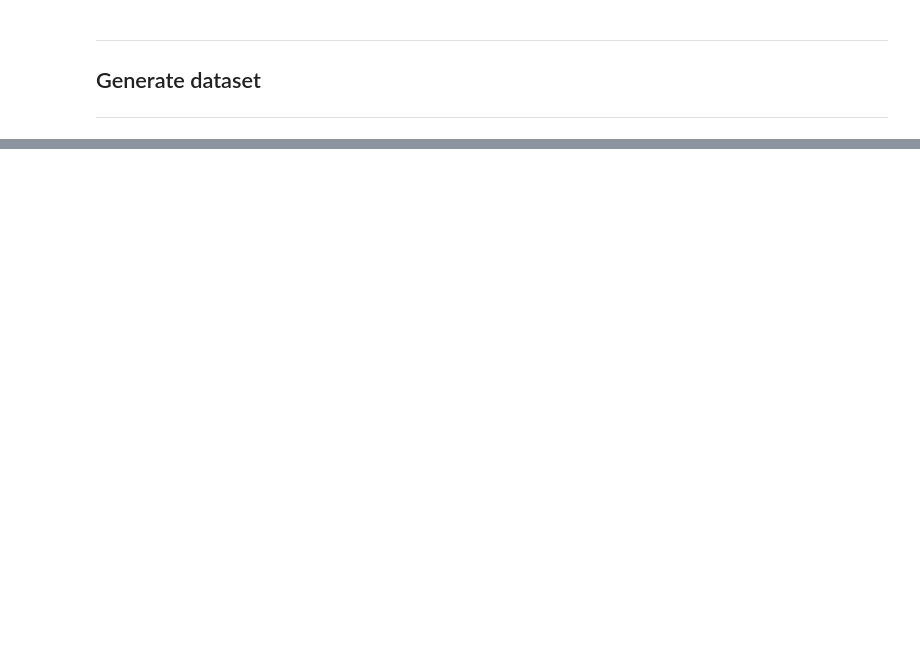
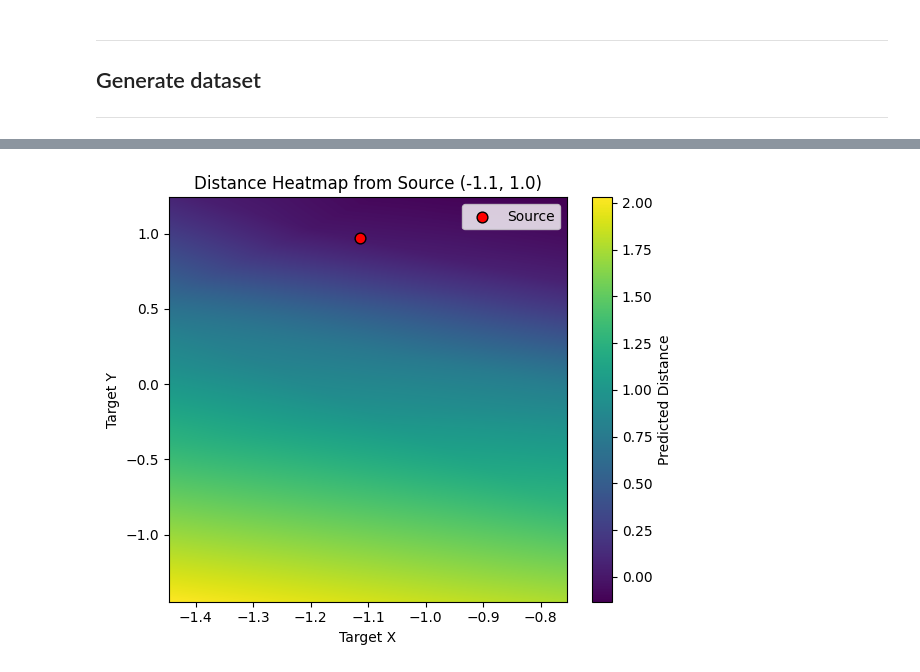
Before and after one commit to AIRI-summer-school/07-distance-to-goal-learning, a Jupyter notebook: artem_ws/scripts/train_stage1.ipynb, the cells around one changed output, grey strips where cells are left out. Cells and saved outputs as stored; diff of their text form; code cells hidden in the pictures; blank space fills up the shorter version.

Commit message:
Add train supervised model + heatmap

```diff
--- a/artem_ws/scripts/train_stage1.ipynb
+++ b/artem_ws/scripts/train_stage1.ipynb
@@ -61,3 +69,6 @@ ___
 
 ## Generate dataset
 ___
+# %%
+dataset = trajectories_to_dataset(trajectories)
+print(f"Dataset size: {len(dataset['travel_distance'])} samples")
@@ -63,0 +87,27 @@ ___
+# %%
+# Concatenate into a single array for shuffling
+full_data = np.hstack([
+    sup_states,                          # shape (N, 4)
+    sup_distances[:, np.newaxis]        # shape (N, 1)
+])  # shape (N, 5)
+
+# Shuffle rows
+np.random.shuffle(full_data)
+
+N = 23000
+# Split back into states and distances
+shuffled_states = full_data[:N, :4]
+shuffled_distances = full_data[:N, 4]
+
+# Train/eval split
+split_ratio = 0.8
+split_idx = int(len(shuffled_states) * split_ratio)
+
+train_states = shuffled_states[:split_idx]
+train_distances = shuffled_distances[:split_idx]
+
+eval_states = shuffled_states[split_idx:]
+eval_distances = shuffled_distances[split_idx:]
+# %%
+sup_model = distance_models.SupervisedDistanceEstimator(input_dim=4)
+sup_loss = sup_model.train_from_data(train_states, train_distances, epochs=100)
@@ -64 +123,16 @@ ___
+# %%
+def get_borders(trajectories):
+    all_points = np.concatenate([np.array(traj) for traj in trajectories], axis=0)
+    x_all, y_all = all_points[:, 0], all_points[:, 1]
+
+    xlim = (x_all.min(), x_all.max())
+    ylim = (y_all.min(), y_all.max())
+    start_point = tuple(trajectories[0][0])
+
+    return start_point, xlim, ylim
+
+start_point, xlim, ylim = get_borders(trajectories)
+sup_model.plot_distance_heatmap(source_point=start_point, grid_size=1000, xlim=xlim, ylim=ylim)
+# %% [output]
+[figure, added]
 # %%
```
Also changed, not shown: parts of 7 cells of this notebook, 3 other files.
